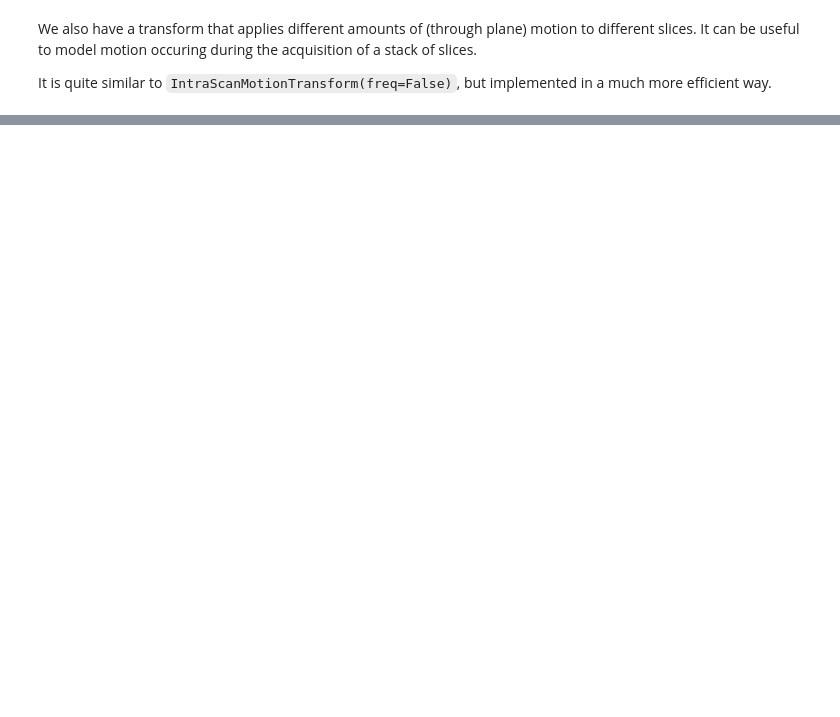
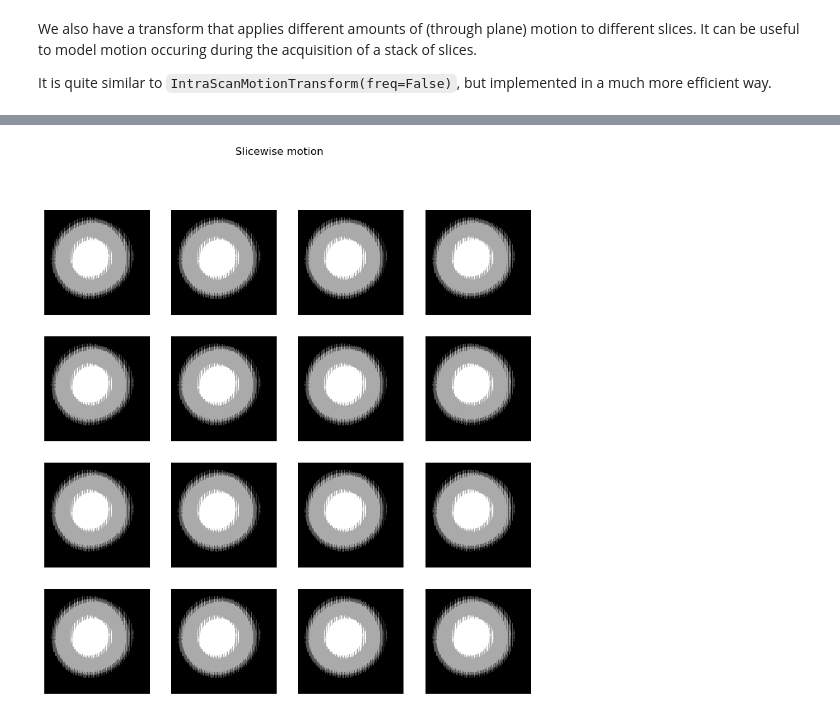
Before and after one commit to balbasty/cornucopia, a Jupyter notebook: docs/examples/motion.ipynb, the cells around one changed output, grey strips where cells are left out. Drawn from its saved outputs; the diff is of its cells as text; code cells hidden in the pictures; blank space fills up the shorter version.

```diff
--- a/docs/examples/motion.ipynb
+++ b/docs/examples/motion.ipynb
@@ -131,0 +132,24 @@ plt.show()
+# %%
+# It is also possible to provide pre-computed motion trajectories
+# that get interpolated with cubic splines
+
+from cornucopia.random import Fixed
+rotations = Fixed(torch.rand([5, 1])*15)
+translations = Fixed(torch.rand([5, 2])*0.1)
+trf = RandomSlicewiseAffineTransform(
+    rotations=rotations, translations=translations,
+    bulk_translations=0, bulk_rotations=0,
+)
+
+shape = [4, 4]
+plt.rcParams["figure.figsize"] = (15, 15)
+
+plt.figure(figsize=(10, 10))
+for i in range(shape[0] * shape[1]):
+    plt.subplot(*shape, i+1)
+    plt.imshow(trf(mag).squeeze(), cmap='gray', interpolation='nearest')
+    plt.axis('off')
+plt.suptitle('Slicewise motion')
+plt.show()
+# %% [output]
+[figure, added]
```
Also changed, not shown: parts of 7 cells of this notebook, 1 other file.
